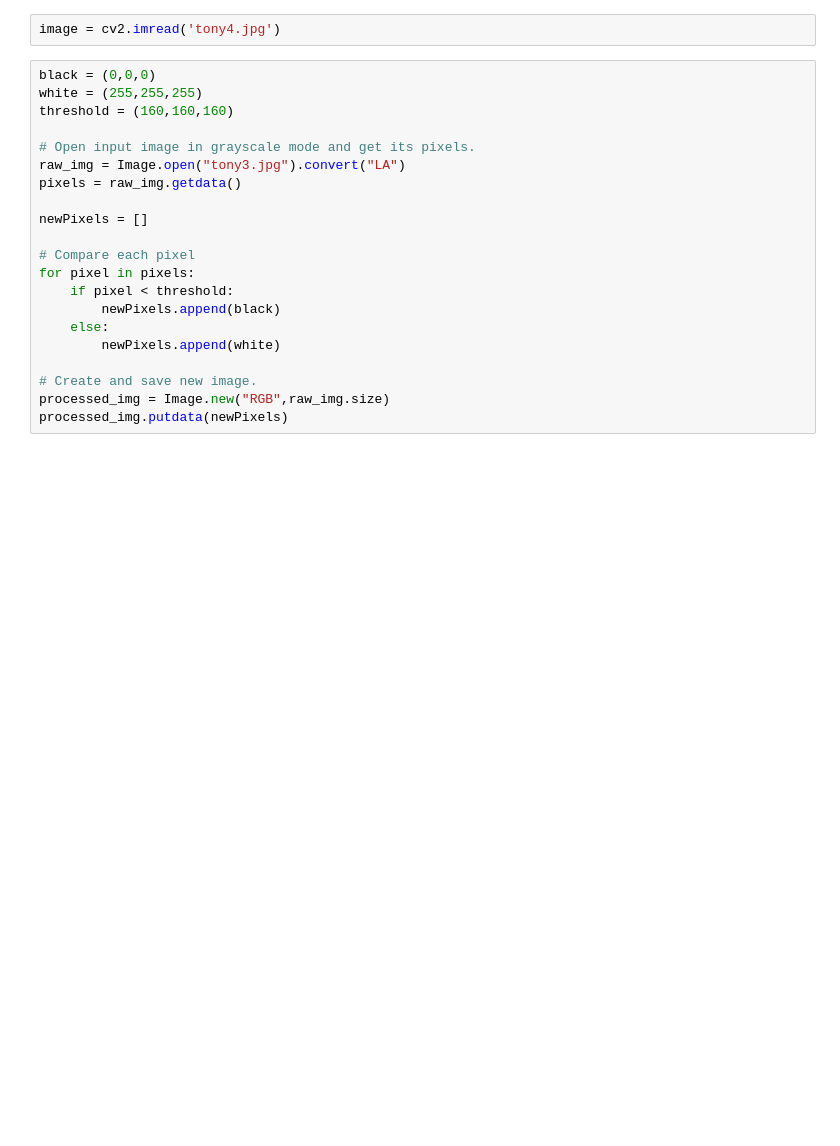
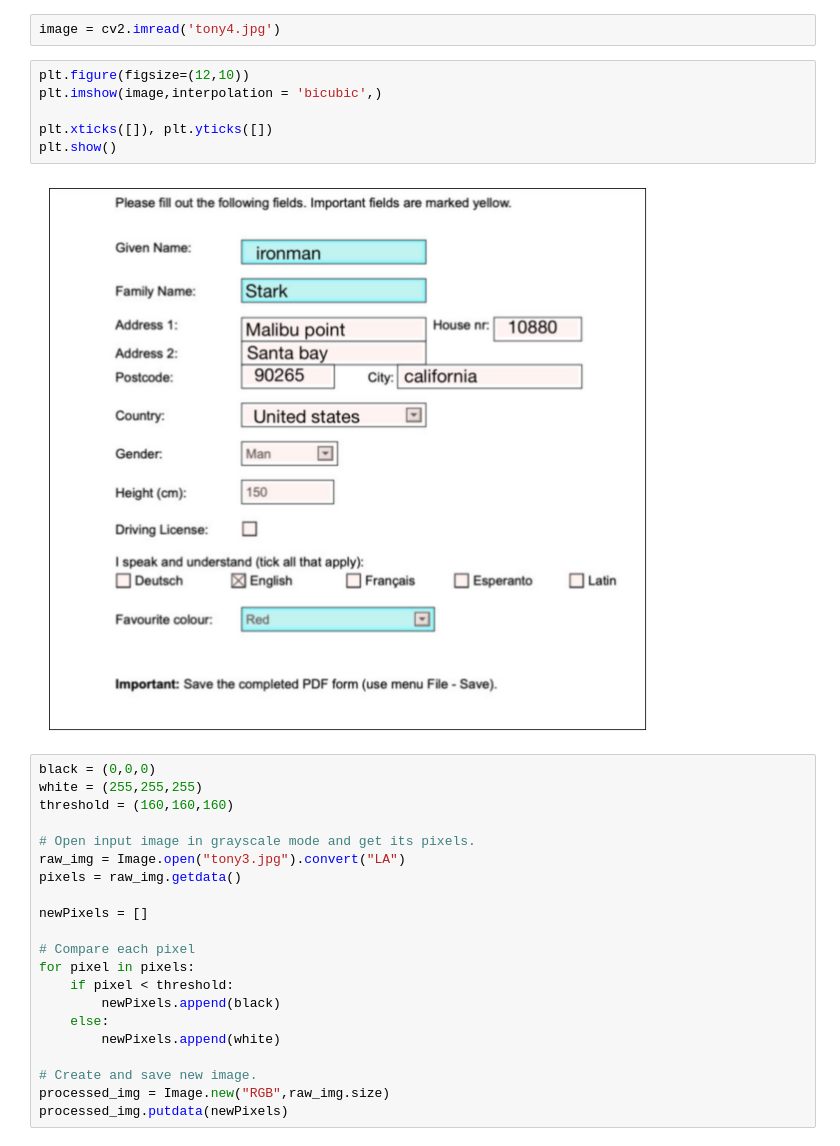
Before and after one commit to isapansoni/ocr_detection, a Jupyter notebook: ocr_detection.ipynb, the cells around one changed output. Drawn from its saved outputs; the diff is of its cells as text; blank space fills up the shorter version.

```diff
--- a/ocr_detection.ipynb
+++ b/ocr_detection.ipynb
@@ -7,6 +7,14 @@ import matplotlib.pyplot as plt
 import pandas as pd
 # %%
 image = cv2.imread('tony4.jpg')
+# %%
+plt.figure(figsize=(12,10))
+plt.imshow(image,interpolation = 'bicubic',)
+
+plt.xticks([]), plt.yticks([])
+plt.show()
+# %% [output]
+[figure, added]
 # %%
 black = (0,0,0)
 white = (255,255,255)
```
Also changed, not shown: parts of 10 cells of this notebook, 7 other files.
